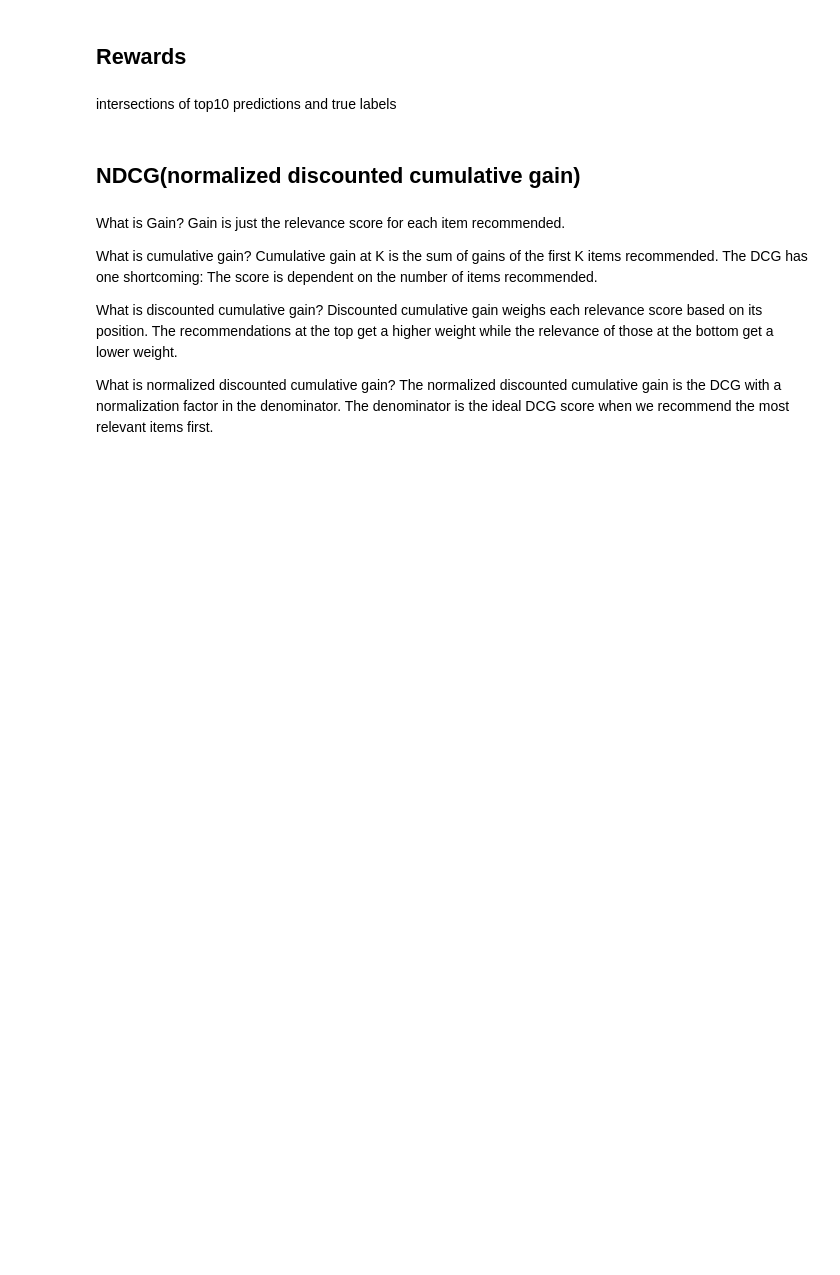
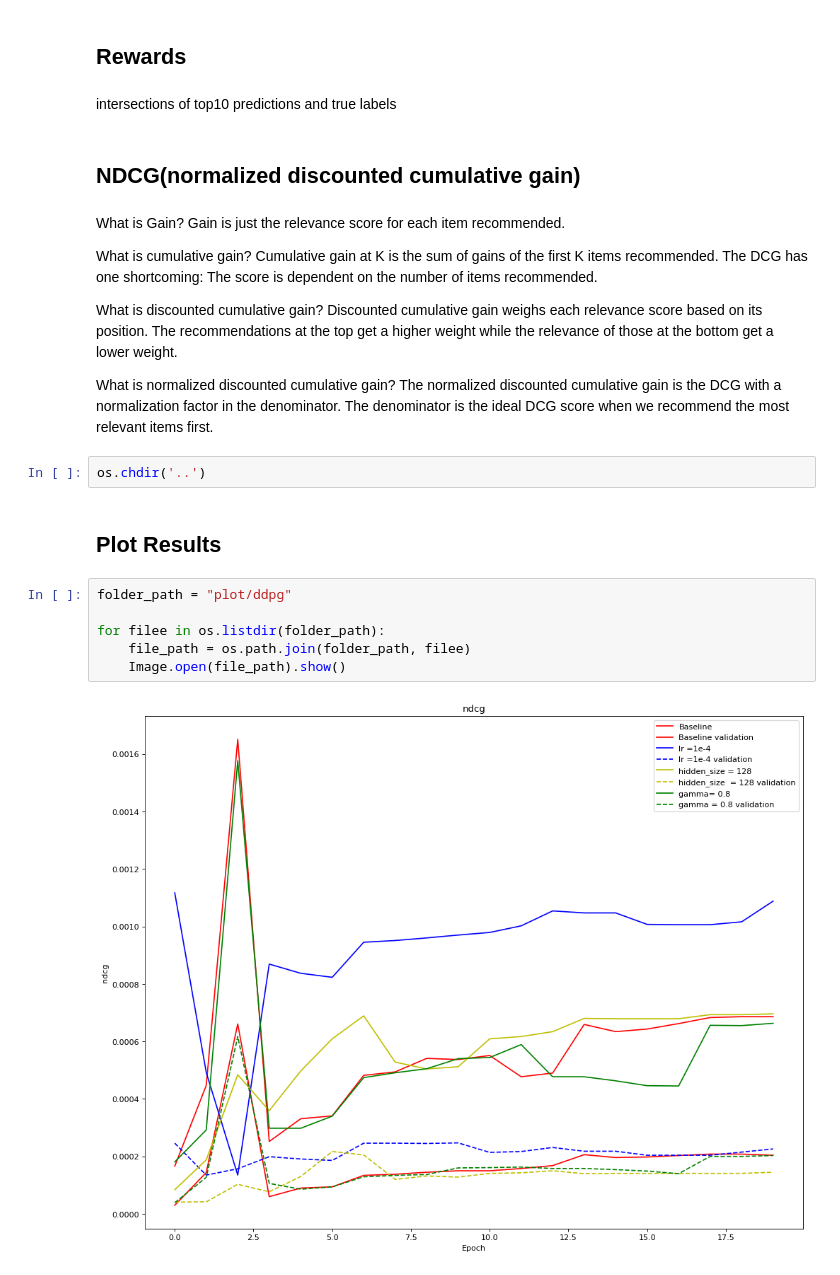
Before and after one commit to NU-DSS-The-Dapper-Squirrels/RL_Recommender, a Jupyter notebook: Model_Usage.ipynb, the cells around one changed output. Cells and saved outputs as stored; diff of their text form; blank space fills up the shorter version.

```diff
--- a/Model_Usage.ipynb
+++ b/Model_Usage.ipynb
@@ -273,3 +274,15 @@ Discounted cumulative gain weighs each relevance score based on its position. Th
 What is normalized discounted cumulative gain?
 The normalized discounted cumulative gain is the DCG with a normalization factor in the denominator.
 The denominator is the ideal DCG score when we recommend the most relevant items first.
+# %%
+os.chdir('..')
+# %% [markdown]
+## Plot Results
+# %%
+folder_path = "plot/ddpg"
+
+for filee in os.listdir(folder_path):
+    file_path = os.path.join(folder_path, filee)
+    Image.open(file_path).show()
+# %% [output]
+[figure, added]
```
Also changed, not shown: parts of 5 cells of this notebook.
